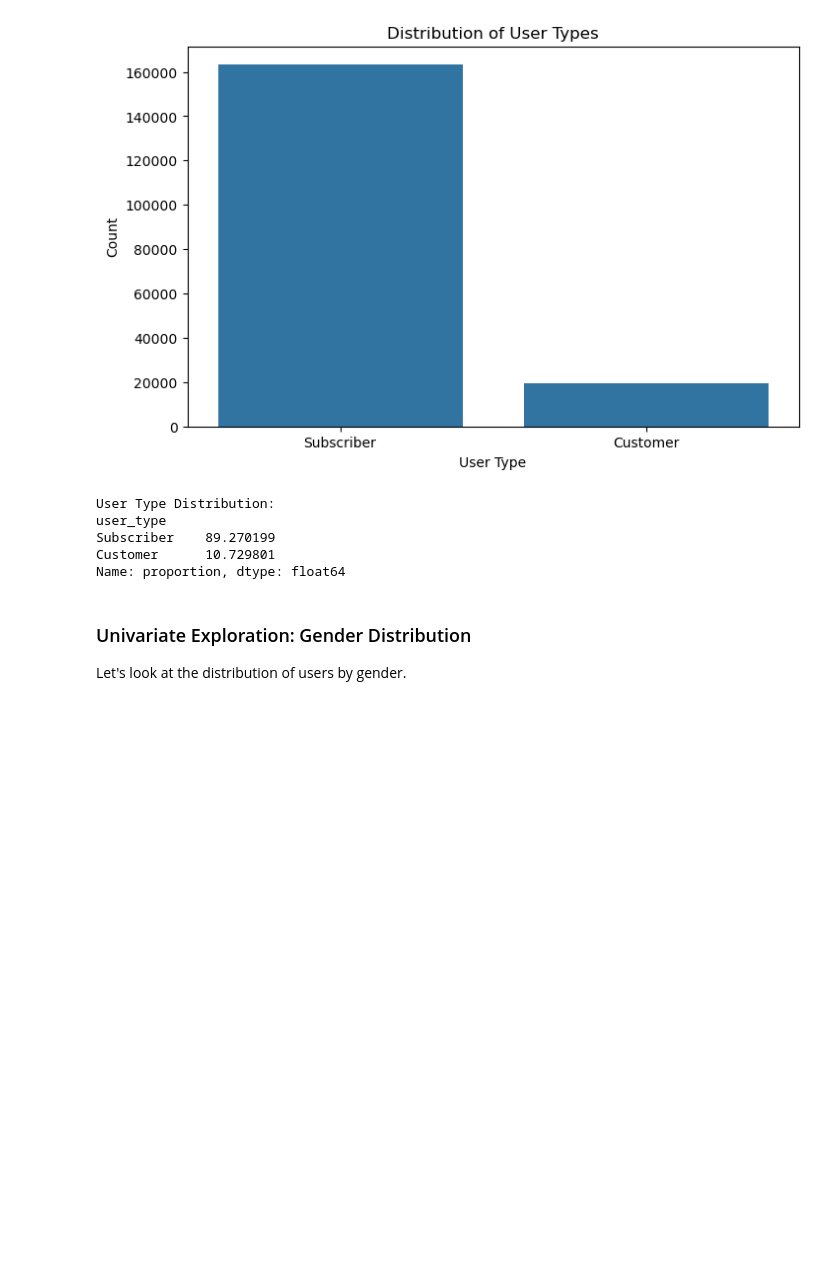
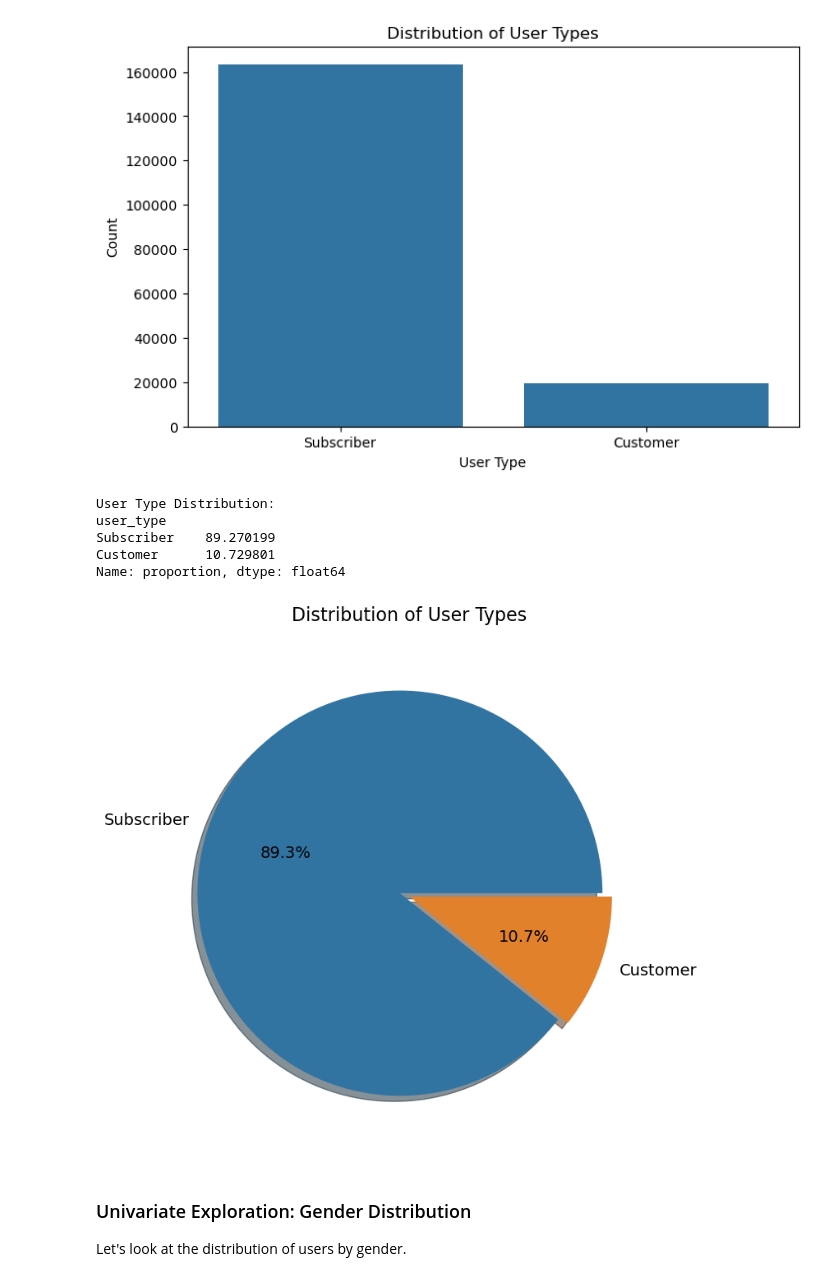
Before and after one commit to AbdalrhmanJuber/Ford-GoBike-System-Data-Analysis-Project, a Jupyter notebook: Part_I_exploration.ipynb, the cells around one changed output. Cells and saved outputs as stored; diff of their text form; code cells hidden in the pictures; blank space fills up the shorter version.

```diff
--- a/Part_I_exploration.ipynb
+++ b/Part_I_exploration.ipynb
@@ -186,6 +189,21 @@ user_type
 Subscriber    89.270199
 Customer      10.729801
 Name: proportion, dtype: float64
+# %%
+# Question: What is the distribution of user types (pie chart)?
+plt.figure(figsize=(10, 8))
+user_counts = df_filtered['user_type'].value_counts()
+plt.pie(user_counts, labels=user_counts.index, autopct='%1.1f%%',
+        colors=['#3274A1', '#E1812C'], explode=(0.05, 0),
+        textprops={'fontsize': 14}, shadow=True)
+plt.title('Distribution of User Types', fontsize=16, pad=20)
+plt.show()
+
+# Observations:
+# The pie chart clearly illustrates that Subscribers form the vast majority of users (89.3%),
+# while Customers (casual or one-time users) make up only 10.7% of the user base.
+# %% [output]
+[figure, added]
 # %% [markdown]
 ### Univariate Exploration: Gender Distribution
 Let's look at the distribution of users by gender.
```
Also changed, not shown: parts of 20 cells of this notebook, 3 other files.
